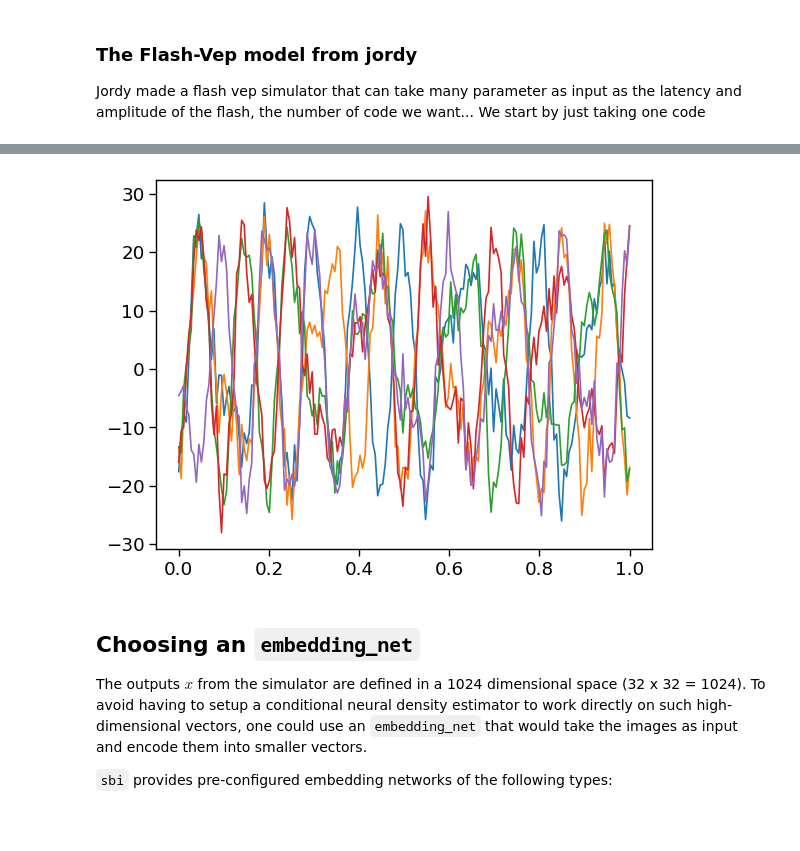
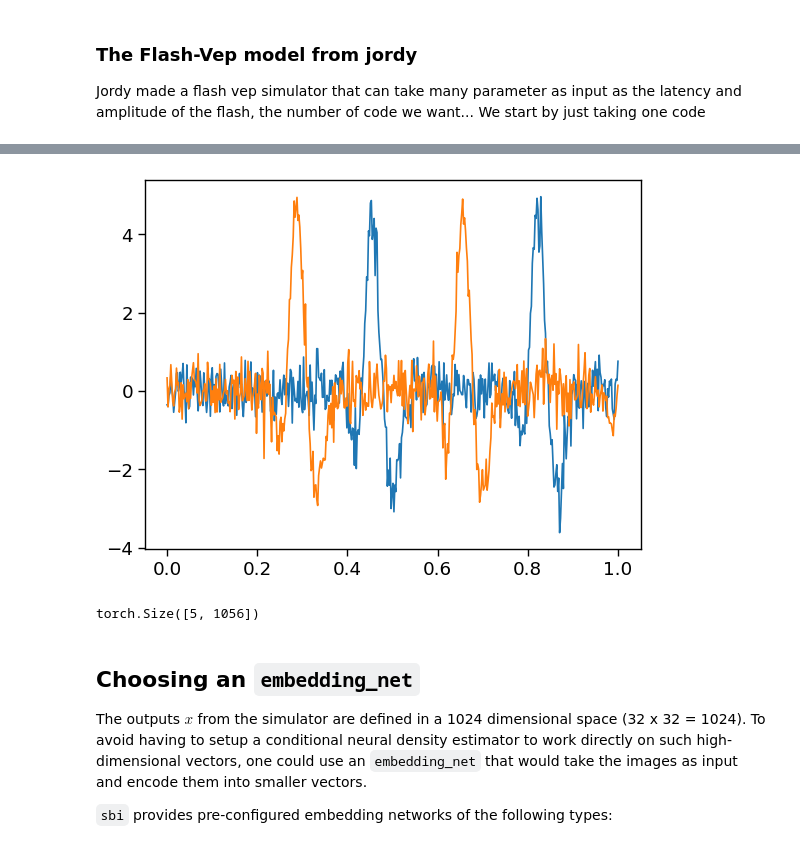
Before and after one commit to sebVelut/DCC_SBI, a Jupyter notebook: SBI/Test_with_empirical_data_complex_model.ipynb, the cells around one changed output, grey strips where cells are left out. Saved outputs shown, nothing was run; the diff lists cells and outputs as text; code cells hidden in the pictures.

```diff
--- a/SBI/Test_with_empirical_data_complex_model.ipynb
+++ b/SBI/Test_with_empirical_data_complex_model.ipynb
@@ -122,46 +127,24 @@ tensor([0.])
 # %%
 
 def simulator_model(theta,code = None, only_template=False):
-    fs = 180
+    # fs = 180
+    fs = 480
     pr = 60
     length_vep=0.3
     # V = pyntbci.stimulus.make_gold_codes()[subset][0]
     # V = pyntbci.stimulus.modulate(V)
-    V = codes
+    V = codes.copy()
 
-    V = torch.repeat_interleave(torch.tensor(V), int(fs / pr))
-    # V = torch.repeat_interleave(torch.tensor(np.tile(V,5)), int(fs / pr))
+    V = torch.repeat_interleave(torch.tensor(V), int(fs / pr),dim=1)
+    # V = torch.repeat_interleave(torch.tensor(np.tile(V,5)), int(fs / pr),dim=1)
+    V = torch.Tensor(np.concatenate([V[:,0:1],np.diff(V)],axis=1)%255)
+    # print(V[0,:40])
     t = torch.arange(0, length_vep, 1 / fs)
 
-    delays = theta[:3].unsqueeze(1)  # shape [n_peaks, 1]
-    amplitudes = theta[3:6].unsqueeze(1)  # shape [n_peaks, 1]
-    sigmas = theta[6:9].unsqueeze(1)  # shape [n_peaks, 1]
-
-    # Add extra dimensions for torch, shape [1, t_vep]
-    t = t.unsqueeze(0)
-
-    # Compute gaussians, shape [n_peaks, t_vep]
-    vep_components = gaussian(t, delays, amplitudes, sigmas)
-
-    # Sum over components, shape [t_vep]
-    vep = vep_components.sum(dim=0)
-
-    #Convert to float for torch
-    V = V.float()
-    vep = vep.float()
-
-    #Add extra dimensions for torch
-    V = V.view(20, 1, -1)  # shape [1, 1, t_code]
-    vep = vep.view(1, 1, -1) # shape [1, 1, t_vep]
-
-    X = torch.nn.functional.conv1d(V, vep, padding='same') # Convolve V with vep
-
-    V = V.squeeze()
-    sim_signal = X.squeeze() # shape [t_code]
-    sim_vep = X.squeeze() # shape [t_code]
+    sim_vep, sim_signal = fwd(t, V, theta, 0)
 
     noise=0
-    snr = 0.08
+    snr = 0.1
     sig_avg = torch.mean(sim_signal**2,axis=1)
     sig_avg_db = 10 * np.log10(sig_avg)
     # Calculate noise according to [2] then convert to watts
@@ -180,13 +163,17 @@ def simulator_model(theta,code = None, only_template=False):
 # %%
 theta = torch.tensor( #shape of (n_peaks, 3 {delay, amplitude, std})
             [0.095,0.115,0.160, -4,  6, -3, 0.015, 0.020, 0.018])
 
 X = simulator_model(theta,only_template=False)
 
-for i in range(5):
-    plt.plot(np.linspace(0,len(X[i,:180])/180,len(X[i,:180])),X[i,:180])
+for i in range(2):
+    plt.plot(np.linspace(0,len(X[i,:fs])/fs,len(X[i,:fs])),X[i,:fs])
 # %% [output]
-[figure, old version]
+[figure, new version]
+# %%
+X.shape
+# %% [output]
+torch.Size([5, 1056])
 # %% [markdown]
 ## Choosing an `embedding_net`
 
```
Also changed, not shown: parts of 37 cells of this notebook, 3 other files.
